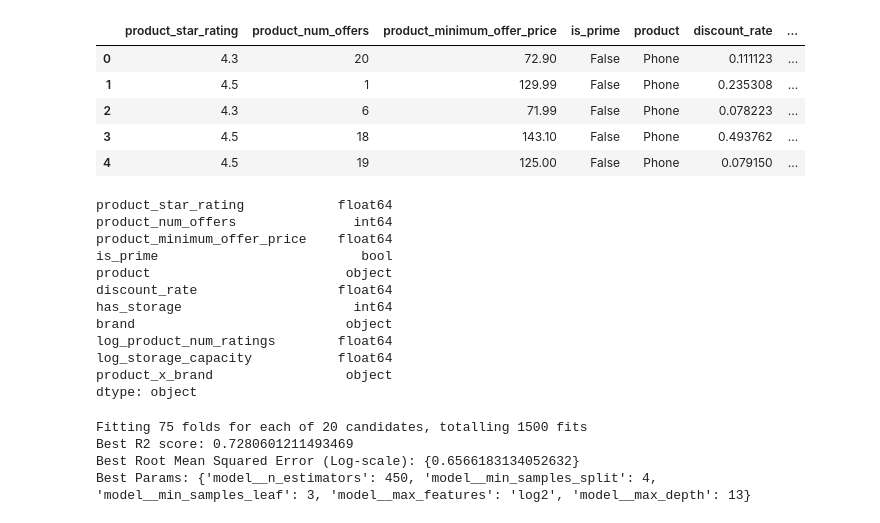
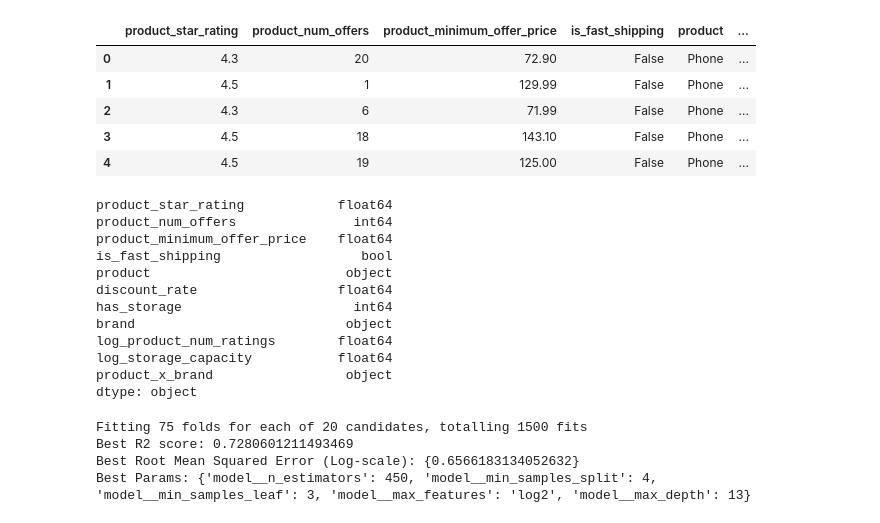
Before and after one commit to zainebmohamed/ecommerce-electronics-price-predictor, a Jupyter notebook: notebooks/model_building.ipynb, the cells around one changed output. Drawn from its saved outputs; the diff is of its cells as text; code cells hidden in the pictures.

```diff
--- a/notebooks/model_building.ipynb
+++ b/notebooks/model_building.ipynb
@@ -15,24 +15,24 @@ import pickle
 # %%
 # Load the preprocessed data into a dataframe
 data_path = os.path.join(os.path.dirname(os.getcwd()), 'data')
 
-df = pd.read_csv(os.path.join(data_path, 'amazon_data_clean.csv'))
+df = pd.read_csv(os.path.join(data_path, 'clean_data.csv'))
 
 df.head(5)
 # %% [output]
-|  | product_star_rating | product_num_offers | product_minimum_offer_price | is_prime | product | discount_rate | ... |
-| 0 | 4.3 | 20 | 72.90 | False | Phone | 0.111123 | ... |
-| 1 | 4.5 | 1 | 129.99 | False | Phone | 0.235308 | ... |
-| 2 | 4.3 | 6 | 71.99 | False | Phone | 0.078223 | ... |
-| 3 | 4.5 | 18 | 143.10 | False | Phone | 0.493762 | ... |
-| 4 | 4.5 | 19 | 125.00 | False | Phone | 0.079150 | ... |
+|  | product_star_rating | product_num_offers | product_minimum_offer_price | is_fast_shipping | product | ... |
+| 0 | 4.3 | 20 | 72.90 | False | Phone | ... |
+| 1 | 4.5 | 1 | 129.99 | False | Phone | ... |
+| 2 | 4.3 | 6 | 71.99 | False | Phone | ... |
+| 3 | 4.5 | 18 | 143.10 | False | Phone | ... |
+| 4 | 4.5 | 19 | 125.00 | False | Phone | ... |
 # %%
 df.dtypes
 # %% [output]
 product_star_rating            float64
 product_num_offers               int64
 product_minimum_offer_price    float64
-is_prime                          bool
+is_fast_shipping                  bool
 product                         object
 discount_rate                  float64
 has_storage                      int64
```
Also changed, not shown: parts of 4 cells of this notebook, 2 other files.
